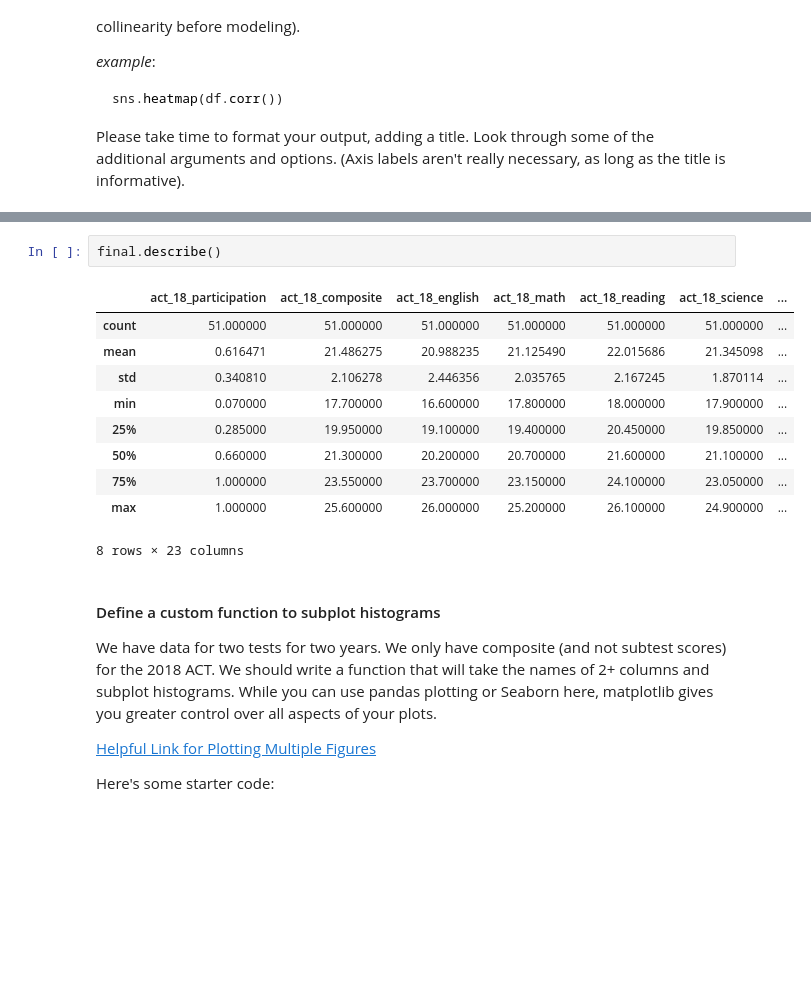
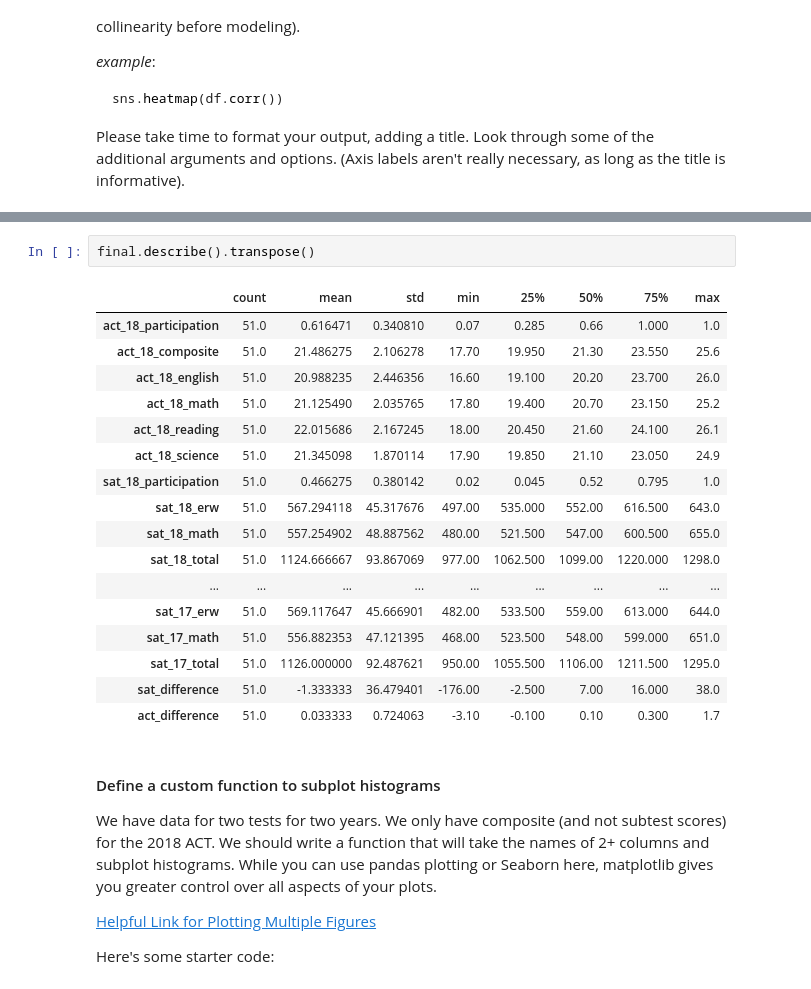
Before and after one commit to KennethChewx/Project_1, a Jupyter notebook: code/starter-code.ipynb, the cells around one changed output, grey strips where cells are left out. Saved outputs shown, nothing was run; the diff lists cells and outputs as text; blank space fills up the shorter version.

```diff
--- a/code/starter-code.ipynb
+++ b/code/starter-code.ipynb
@@ -625,16 +639,23 @@ sns.heatmap(final[['act_18_composite','act_17_english','act_17_math','act_17_rea
 # %%
-final.describe()
+final.describe().transpose()
 # %% [output]
-|  | act_18_participation | act_18_composite | act_18_english | act_18_math | act_18_reading | act_18_science | ... |
-| count | 51.000000 | 51.000000 | 51.000000 | 51.000000 | 51.000000 | 51.000000 | ... |
-| mean | 0.616471 | 21.486275 | 20.988235 | 21.125490 | 22.015686 | 21.345098 | ... |
-| std | 0.340810 | 2.106278 | 2.446356 | 2.035765 | 2.167245 | 1.870114 | ... |
-| min | 0.070000 | 17.700000 | 16.600000 | 17.800000 | 18.000000 | 17.900000 | ... |
-| 25% | 0.285000 | 19.950000 | 19.100000 | 19.400000 | 20.450000 | 19.850000 | ... |
-| 50% | 0.660000 | 21.300000 | 20.200000 | 20.700000 | 21.600000 | 21.100000 | ... |
-| 75% | 1.000000 | 23.550000 | 23.700000 | 23.150000 | 24.100000 | 23.050000 | ... |
-| max | 1.000000 | 25.600000 | 26.000000 | 25.200000 | 26.100000 | 24.900000 | ... |
+|  | count | mean | std | min | 25% | 50% | 75% | max |
+| act_18_participation | 51.0 | 0.616471 | 0.340810 | 0.07 | 0.285 | 0.66 | 1.000 | 1.0 |
+| act_18_composite | 51.0 | 21.486275 | 2.106278 | 17.70 | 19.950 | 21.30 | 23.550 | 25.6 |
+| act_18_english | 51.0 | 20.988235 | 2.446356 | 16.60 | 19.100 | 20.20 | 23.700 | 26.0 |
+| act_18_math | 51.0 | 21.125490 | 2.035765 | 17.80 | 19.400 | 20.70 | 23.150 | 25.2 |
+| act_18_reading | 51.0 | 22.015686 | 2.167245 | 18.00 | 20.450 | 21.60 | 24.100 | 26.1 |
+| act_18_science | 51.0 | 21.345098 | 1.870114 | 17.90 | 19.850 | 21.10 | 23.050 | 24.9 |
+| sat_18_participation | 51.0 | 0.466275 | 0.380142 | 0.02 | 0.045 | 0.52 | 0.795 | 1.0 |
+| sat_18_erw | 51.0 | 567.294118 | 45.317676 | 497.00 | 535.000 | 552.00 | 616.500 | 643.0 |
+| sat_18_math | 51.0 | 557.254902 | 48.887562 | 480.00 | 521.500 | 547.00 | 600.500 | 655.0 |
+| sat_18_total | 51.0 | 1124.666667 | 93.867069 | 977.00 | 1062.500 | 1099.00 | 1220.000 | 1298.0 |
+| ... | ... | ... | ... | ... | ... | ... | ... | ... |
+| sat_17_erw | 51.0 | 569.117647 | 45.666901 | 482.00 | 533.500 | 559.00 | 613.000 | 644.0 |
+| sat_17_math | 51.0 | 556.882353 | 47.121395 | 468.00 | 523.500 | 548.00 | 599.000 | 651.0 |
+| sat_17_total | 51.0 | 1126.000000 | 92.487621 | 950.00 | 1055.500 | 1106.00 | 1211.500 | 1295.0 |
+| sat_difference | 51.0 | -1.333333 | 36.479401 | -176.00 | -2.500 | 7.00 | 16.000 | 38.0 |
+| act_difference | 51.0 | 0.033333 | 0.724063 | -3.10 | -0.100 | 0.10 | 0.300 | 1.7 |
-8 rows × 23 columns
 # %% [markdown]
 #### Define a custom function to subplot histograms
 
```
Also changed, not shown: parts of 26 cells of this notebook, 4 other files.
